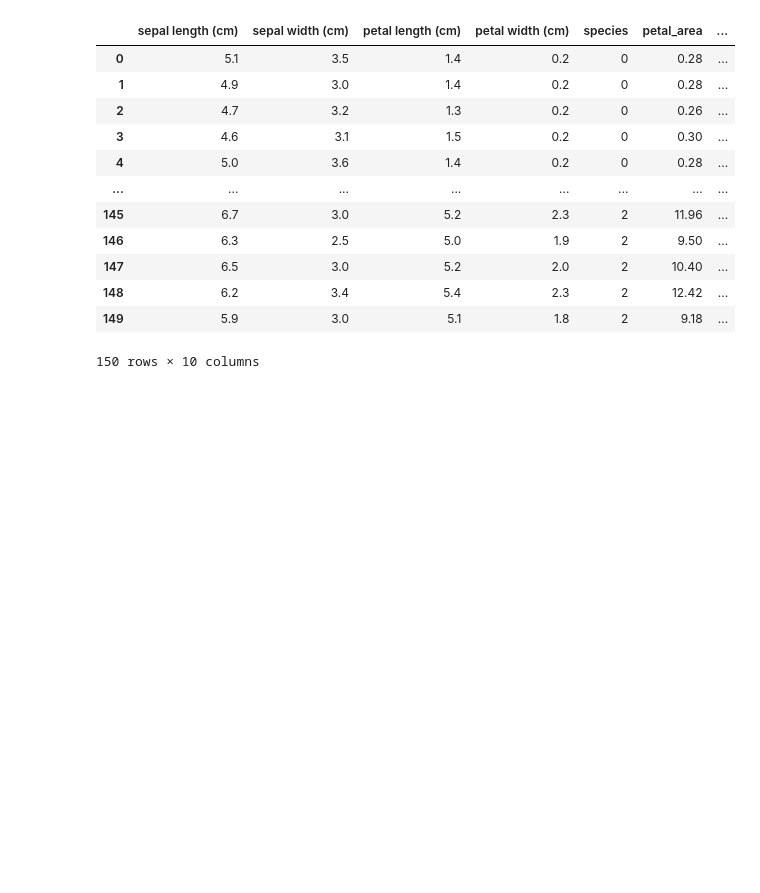
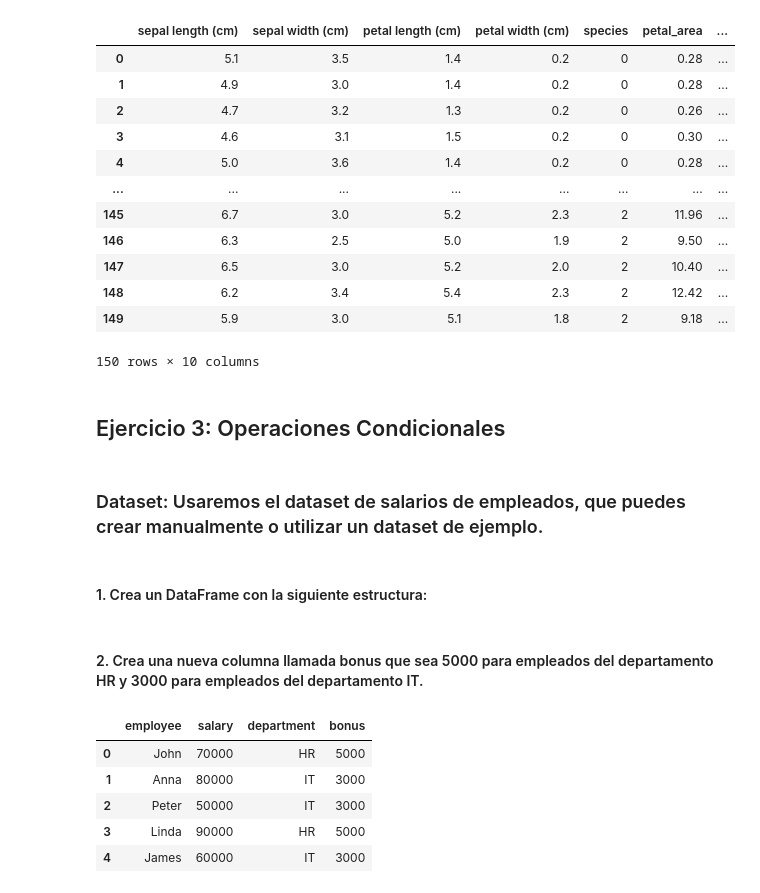
Before and after one commit to DiegoLerma/Pandas-Practice-Exercises, a Jupyter notebook: pandas_exercices.ipynb, the cells around one changed output. Drawn from its saved outputs; the diff is of its cells as text; code cells hidden in the pictures; blank space fills up the shorter version.

```diff
--- a/pandas_exercices.ipynb
+++ b/pandas_exercices.ipynb
@@ -165,3 +165,9 @@ df
 | 148 | 6.2 | 3.4 | 5.4 | 2.3 | 2 | 12.42 | ... |
 | 149 | 5.9 | 3.0 | 5.1 | 1.8 | 2 | 9.18 | ... |
 150 rows × 10 columns
+# %% [markdown]
+## Ejercicio 3: Operaciones Condicionales
+# %% [markdown]
+### Dataset: Usaremos el dataset de salarios de empleados, que puedes crear manualmente o utilizar un dataset de ejemplo.
+# %% [markdown]
+#### 1. Crea un DataFrame con la siguiente estructura:
@@ -167,0 +180,12 @@ df
+# %% [markdown]
+#### 2. Crea una nueva columna llamada bonus que sea 5000 para empleados del departamento HR y 3000 para empleados del departamento IT.
+# %%
+df['bonus'] = df.apply(lambda row: 5000 if row['department'] == 'HR' else 3000, axis=1)
+df
+# %% [output]
+|  | employee | salary | department | bonus |
+| 0 | John | 70000 | HR | 5000 |
+| 1 | Anna | 80000 | IT | 3000 |
+| 2 | Peter | 50000 | IT | 3000 |
+| 3 | Linda | 90000 | HR | 5000 |
+| 4 | James | 60000 | IT | 3000 |
```
Also changed, not shown: parts of 12 cells of this notebook.
